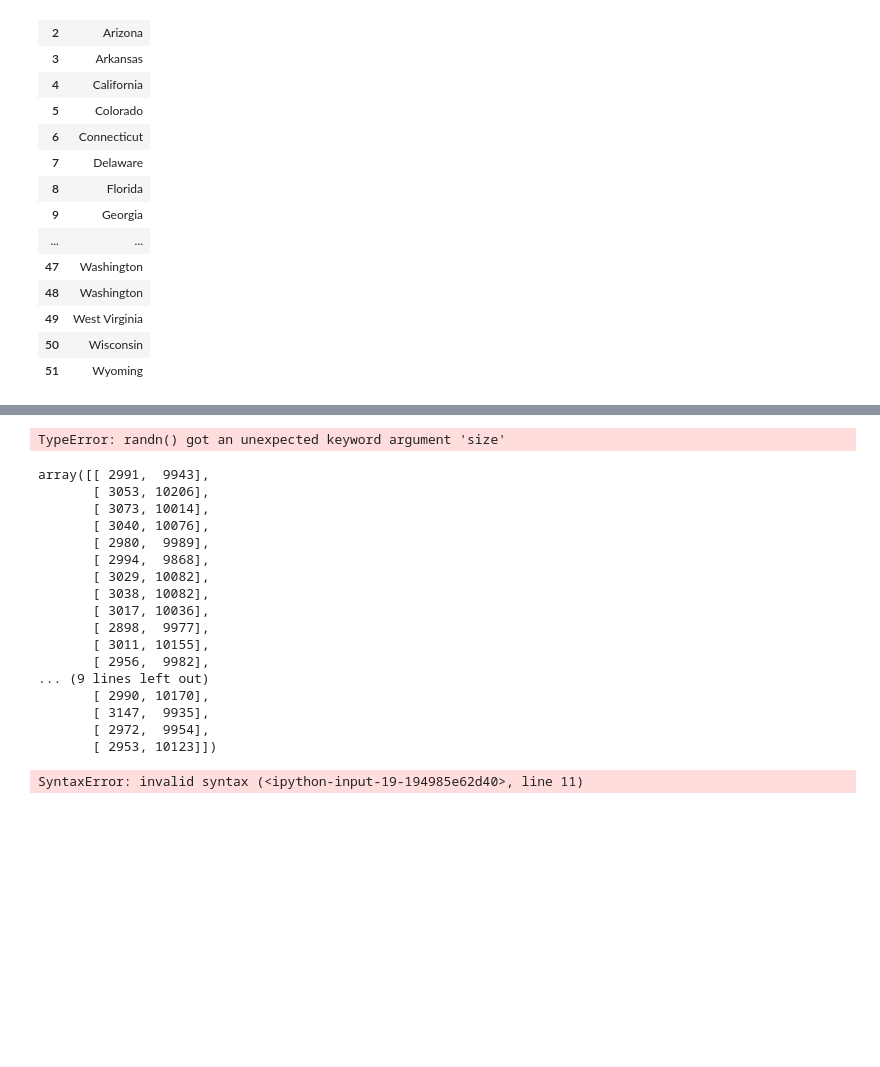
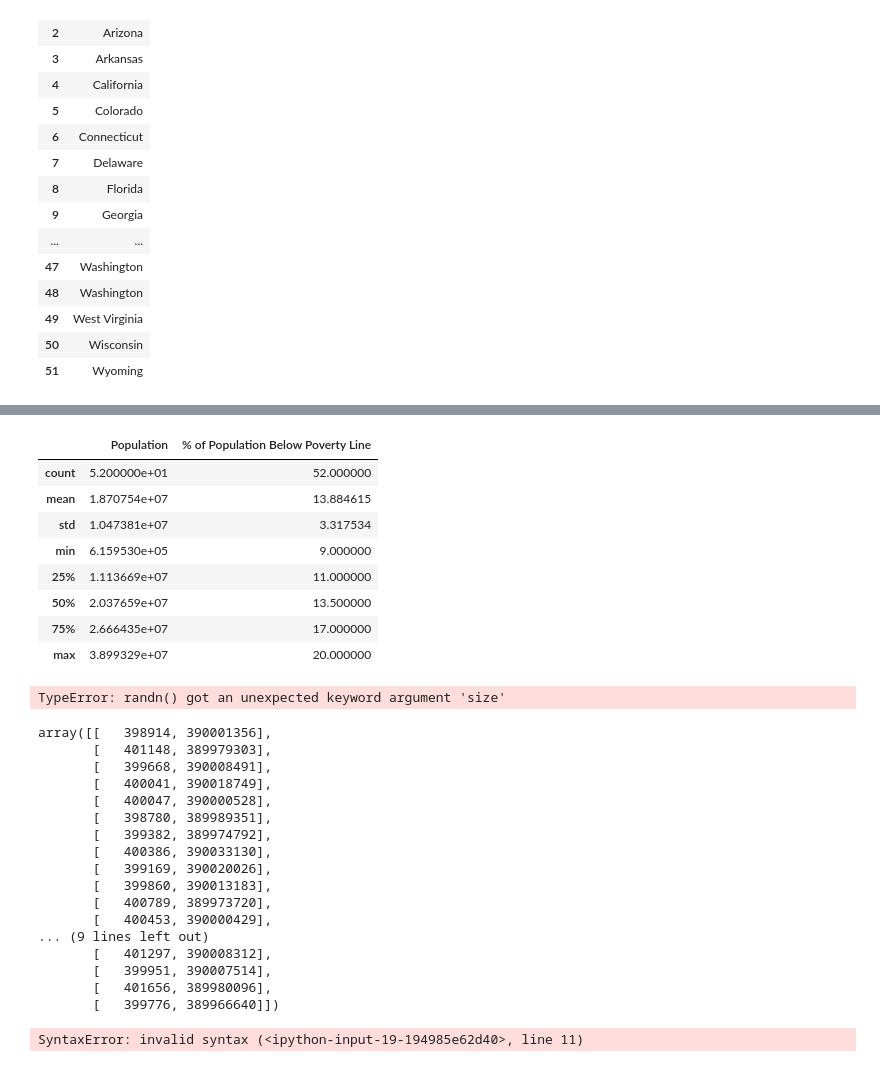
Before and after one commit to Gerrydh/Programming-for-DA-Project, a Jupyter notebook: Programming for Data Analysis- Project 2018.ipynb, the cells around one changed output, grey strips where cells are left out. Cells and saved outputs as stored; diff of their text form; code cells hidden in the pictures; blank space fills up the shorter version.

```diff
--- a/Programming for Data Analysis- Project 2018.ipynb
+++ b/Programming for Data Analysis- Project 2018.ipynb
@@ -134,29 +157,41 @@ df
+# %%
+df.describe()
+# %% [output]
+|  | Population | % of Population Below Poverty Line |
+| count | 5.200000e+01 | 52.000000 |
+| mean | 1.870754e+07 | 13.884615 |
+| std | 1.047381e+07 | 3.317534 |
+| min | 6.159530e+05 | 9.000000 |
+| 25% | 1.113669e+07 | 11.000000 |
+| 50% | 2.037659e+07 | 13.500000 |
+| 75% | 2.666435e+07 | 17.000000 |
+| max | 3.899329e+07 | 20.000000 |
 # %%
 sampl = np.random.uniform(low=597364, high=39563365, size=(51,))
 sampl
 # %% [output]
 TypeError: randn() got an unexpected keyword argument 'size'
 # %%
-s = np.random.poisson(lam=(3000., 10000.), size=(25, 2))
+s = np.random.poisson(lam=(400000., 390000000.), size=(25, 2))
 s
 # %% [output]
-array([[ 2991,  9943],
-       [ 3053, 10206],
-       [ 3073, 10014],
-       [ 3040, 10076],
-       [ 2980,  9989],
-       [ 2994,  9868],
-       [ 3029, 10082],
-       [ 3038, 10082],
-       [ 3017, 10036],
-       [ 2898,  9977],
-       [ 3011, 10155],
-       [ 2956,  9982],
+array([[   398914, 390001356],
+       [   401148, 389979303],
+       [   399668, 390008491],
+       [   400041, 390018749],
+       [   400047, 390000528],
+       [   398780, 389989351],
+       [   399382, 389974792],
+       [   400386, 390033130],
+       [   399169, 390020026],
+       [   399860, 390013183],
+       [   400789, 389973720],
+       [   400453, 390000429],
 ... (9 lines left out)
-       [ 2990, 10170],
-       [ 3147,  9935],
-       [ 2972,  9954],
-       [ 2953, 10123]])
+       [   401297, 390008312],
+       [   399951, 390007514],
+       [   401656, 389980096],
+       [   399776, 389966640]])
 # %%
 new_dataframe = pd.DataFrame(
     {
```
Also changed, not shown: parts of 2 cells of this notebook.
